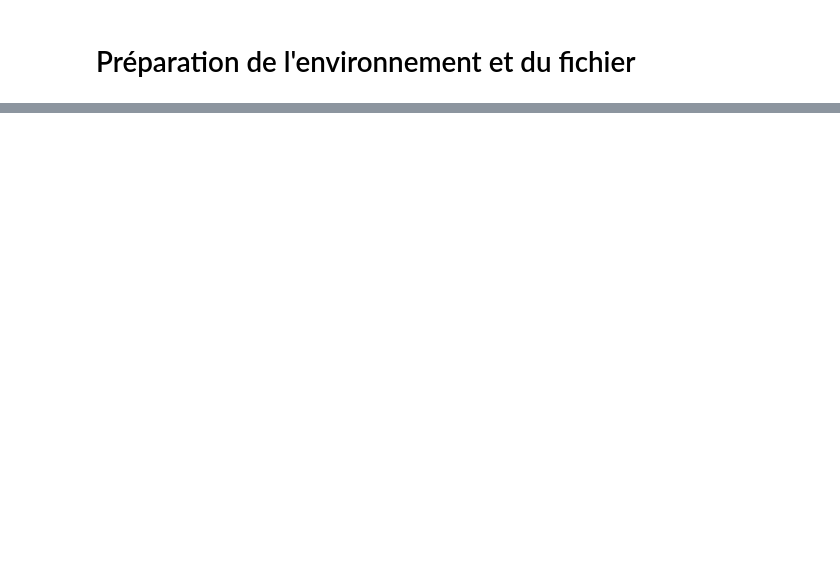
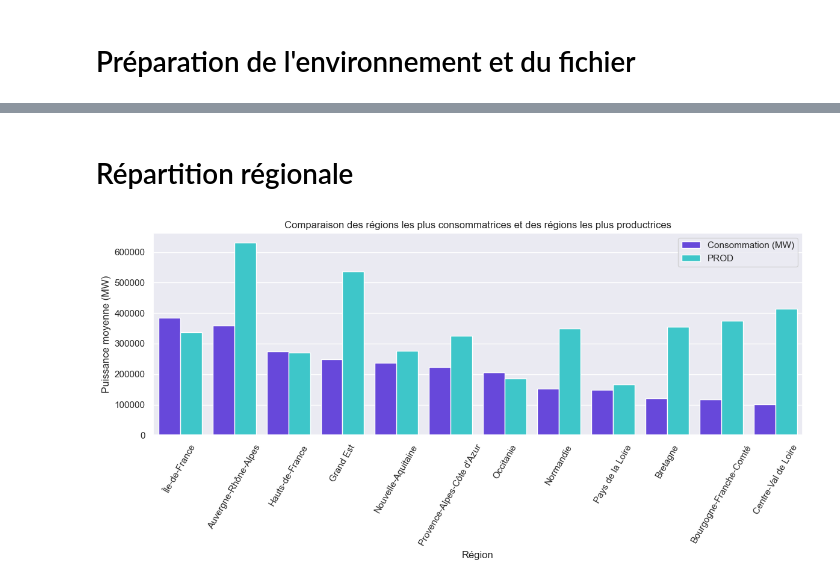
Before and after one commit to LaurieBe/Datascientest_Energie, a Jupyter notebook: DataViz.ipynb, the cells around one changed output, grey strips where cells are left out. Saved outputs shown, nothing was run; the diff lists cells and outputs as text; code cells hidden in the pictures; blank space fills up the shorter version.

```diff
--- a/DataViz.ipynb
+++ b/DataViz.ipynb
@@ -262,0 +205,38 @@ plt.show()
+# %% [markdown]
+# Répartition régionale
+# %%
+# Régions les plus consommatrices et régions les plus productrices
+# Objectif métier : identifier les régions qui consomment beaucoup d'énergie et les régions productrices nettes, pour prévoir les échanges d'énergie entre les régions.
+# ça permet de savoir quelles régions ne sont pas autonomes en production d'énergie et ont besoin de l'énergie des autres régions.
+
+# 1 : Regrouper par région
+region_stats = (
+    df.groupby("Région")[["Consommation (MW)", "PROD"]]
+    .mean()
+    .sort_values("Consommation (MW)", ascending=False)
+    .reset_index()
+)
+
+# 2 : Initialisation du tracé
+plt.figure(figsize=(12,6))
+
+# Fusionner les données pour utiliser hue
+region_stats_melted = region_stats.melt(id_vars="Région", value_vars=["Consommation (MW)", "PROD"],
+                                        var_name="Type", value_name="Valeur")
+
+# Créer le graphique
+sns.barplot(data=region_stats_melted, x="Région", y="Valeur", hue="Type")
+
+plt.xticks(rotation=60)
+plt.ylabel("Puissance moyenne (MW)")
+plt.title("Comparaison des régions les plus consommatrices et des régions les plus productrices")
+plt.legend()
+plt.tight_layout()
+plt.show()
+
+# Le graphique montre que des régions comme l’Auvergne-Rhône-Alpes, le Grand Est et le Centre-Val de Loire produisent beaucoup plus d’électricité qu’elles n’en consomment.
+# D'autres régions comme la Provence-Alpes-Côte d’Azur ou la Normandie par exemple produisent légèrement plus qu'elles ne consomment.
+# Les Hauts-de-France sont à l'équilibre.
+# L’Île-de-France consomment plus qu’elle ne produit à cause de sa forte population et son activité économique, donc elle est dépendante de l'électricité des autres régions, qui lui est acheminée par le réseau.
+# %% [output]
+[figure, added]
```
Also changed, not shown: parts of 45 cells of this notebook, 2 other files.
